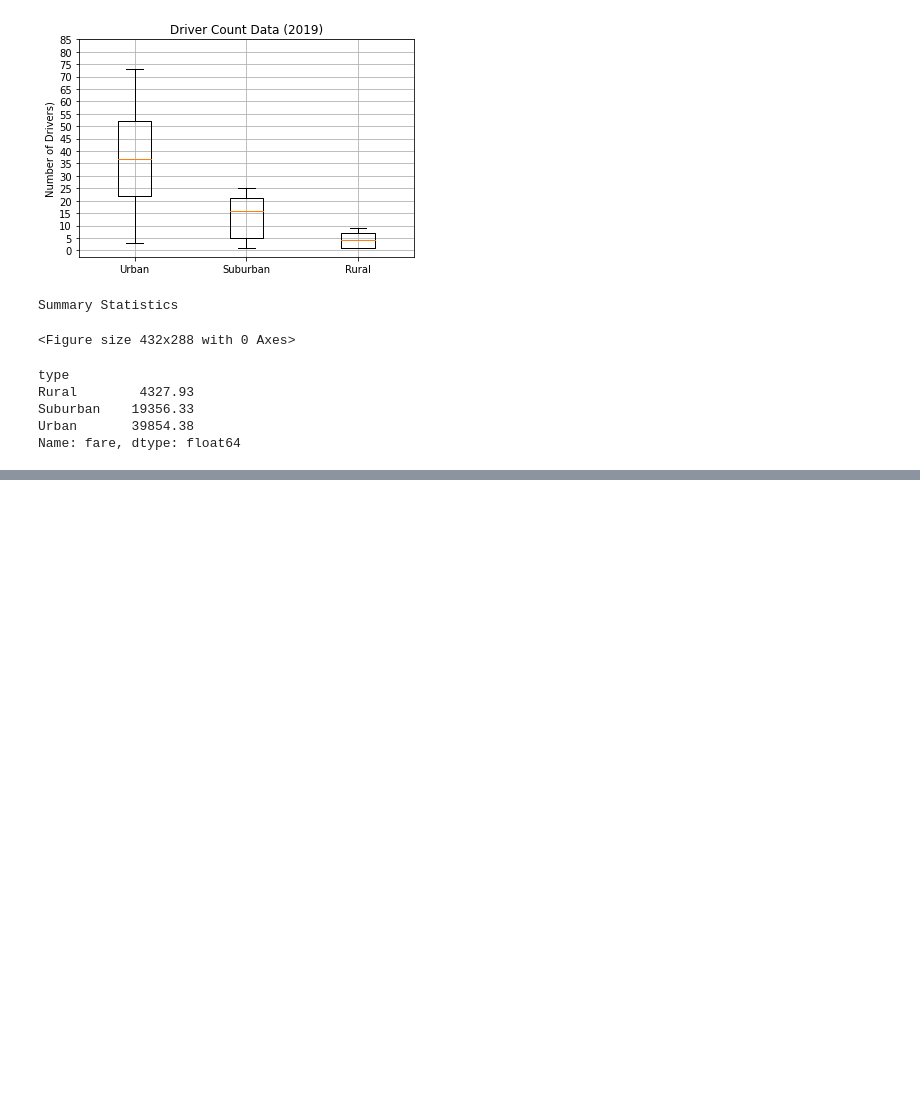
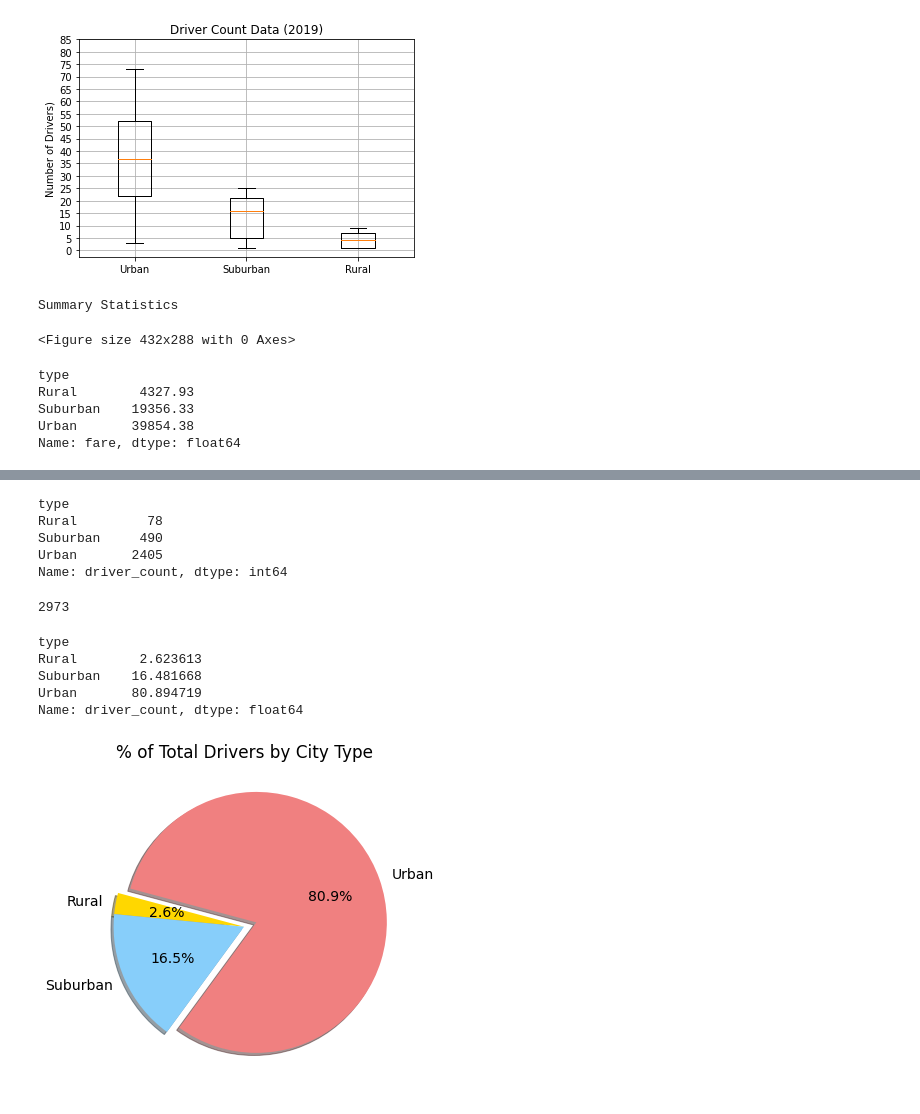
Before and after one commit to teruki-i/Pyber_Analysis, a Jupyter notebook: PyBer.ipynb, the cells around one changed output, grey strips where cells are left out. Cells and saved outputs as stored; diff of their text form; code cells hidden in the pictures; blank space fills up the shorter version.

Commit message:
created pie chart showing percentage of total drivers by city type

```diff
--- a/PyBer.ipynb
+++ b/PyBer.ipynb
@@ -1028,0 +1029,55 @@ plt.show()
+# %%
+# calculate sum of drivers per city type
+sum_drivers_by_city_type = city_data_df.groupby(['type']).sum()['driver_count']
+sum_drivers_by_city_type
+# %% [output]
+type
+Rural         78
+Suburban     490
+Urban       2405
+Name: driver_count, dtype: int64
+# %%
+# calculate total number of drivers
+total_drivers = city_data_df.sum()['driver_count']
+total_drivers
+# %% [output]
+2973
+# %%
+drivers_percentage_by_city_type = sum_drivers_by_city_type / total_drivers *100
+drivers_percentage_by_city_type
+# %% [output]
+type
+Rural        2.623613
+Suburban    16.481668
+Urban       80.894719
+Name: driver_count, dtype: float64
+# %%
+# Import mpl to change the plot configurations using rcParams.
+import matplotlib as mpl
+
+# create pie chart showing percentage of total drivers by each city type
+
+type_label = ["Rural","Suburban","Urban"]
+plt.subplots(figsize = (10,6))
+explode_values = (0,0,0.1)
+plt.pie(drivers_percentage_by_city_type,
+        labels = type_label,
+        explode = explode_values,
+        colors=["gold", "lightskyblue", "lightcoral"],
+        autopct = '%1.1f%%',
+        startangle = 165,
+        shadow = True
+       )
+
+# add title
+plt.title("% of Total Drivers by City Type")
+
+# Change the default font size from 10 to 14.
+mpl.rcParams['font.size'] = 14
+
+# Save Figure
+plt.savefig("analysis/Fig7.png")
+# Show Figure
+plt.show()
+# %% [output]
+[figure, added]
```
Also changed, not shown: parts of 14 cells of this notebook, 1 other file.
